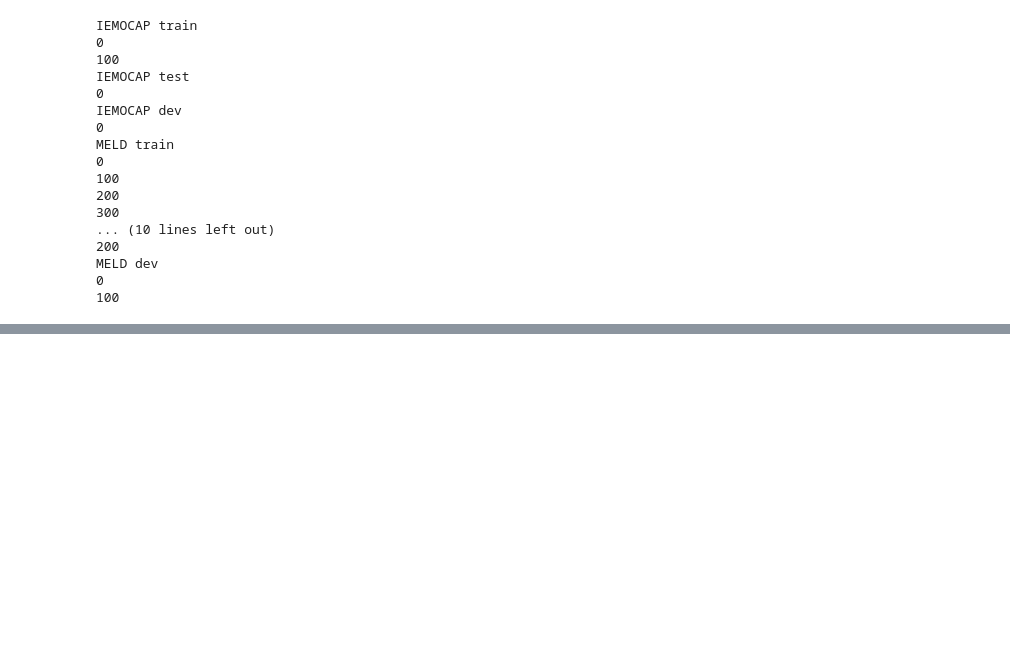
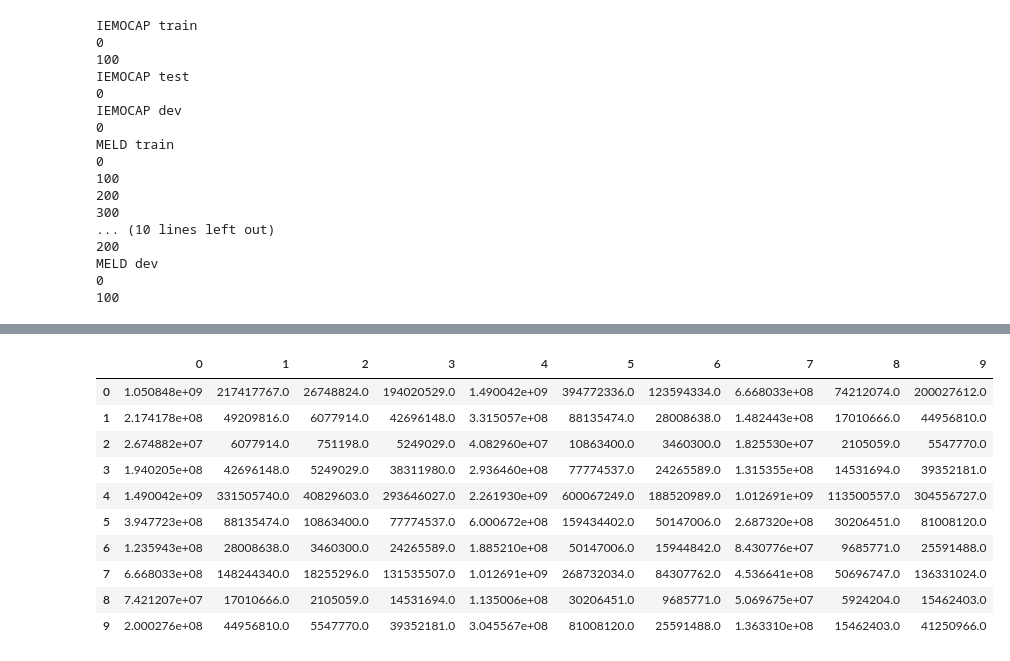
Before and after one commit to kakaeriol/NLP_DS_distance, a Jupyter notebook: 03_My_Graph_Structure.ipynb, the cells around one changed output, grey strips where cells are left out. Cells and saved outputs as stored; diff of their text form; code cells hidden in the pictures; blank space fills up the shorter version.

```diff
--- a/03_My_Graph_Structure.ipynb
+++ b/03_My_Graph_Structure.ipynb
@@ -266,0 +319,6 @@ MELD dev
+# %%
+distance = np.zeros_like(K_[-1])
+K = K_[-1]
+for i in range(distance.shape[0]):
+    for j in range(distance.shape[1]):
+        distance[i, j] = np.sqrt(K[i,i] + K[j,j] - 2*K[i,j])
@@ -266,0 +404,22 @@ MELD dev
+# %%
+rs = pd.read_pickle("data/Graph_DD_topic.pkl")
+# %%
+Graphs_topics = {}
+for i in range(len(rs)):
+    Graphs_topics[i] = rs[i+1]
+# %%
+K_  = WL_General(Graphs_topics, 3, use_label=1)
+# %%
+pd.DataFrame(K_[-1])
+# %% [output]
+|  | 0 | 1 | 2 | 3 | 4 | 5 | 6 | 7 | 8 | 9 |
+| 0 | 1.050848e+09 | 217417767.0 | 26748824.0 | 194020529.0 | 1.490042e+09 | 394772336.0 | 123594334.0 | 6.668033e+08 | 74212074.0 | 200027612.0 |
+| 1 | 2.174178e+08 | 49209816.0 | 6077914.0 | 42696148.0 | 3.315057e+08 | 88135474.0 | 28008638.0 | 1.482443e+08 | 17010666.0 | 44956810.0 |
+| 2 | 2.674882e+07 | 6077914.0 | 751198.0 | 5249029.0 | 4.082960e+07 | 10863400.0 | 3460300.0 | 1.825530e+07 | 2105059.0 | 5547770.0 |
+| 3 | 1.940205e+08 | 42696148.0 | 5249029.0 | 38311980.0 | 2.936460e+08 | 77774537.0 | 24265589.0 | 1.315355e+08 | 14531694.0 | 39352181.0 |
+| 4 | 1.490042e+09 | 331505740.0 | 40829603.0 | 293646027.0 | 2.261930e+09 | 600067249.0 | 188520989.0 | 1.012691e+09 | 113500557.0 | 304556727.0 |
+| 5 | 3.947723e+08 | 88135474.0 | 10863400.0 | 77774537.0 | 6.000672e+08 | 159434402.0 | 50147006.0 | 2.687320e+08 | 30206451.0 | 81008120.0 |
+| 6 | 1.235943e+08 | 28008638.0 | 3460300.0 | 24265589.0 | 1.885210e+08 | 50147006.0 | 15944842.0 | 8.430776e+07 | 9685771.0 | 25591488.0 |
+| 7 | 6.668033e+08 | 148244340.0 | 18255296.0 | 131535507.0 | 1.012691e+09 | 268732034.0 | 84307762.0 | 4.536641e+08 | 50696747.0 | 136331024.0 |
+| 8 | 7.421207e+07 | 17010666.0 | 2105059.0 | 14531694.0 | 1.135006e+08 | 30206451.0 | 9685771.0 | 5.069675e+07 | 5924204.0 | 15462403.0 |
+| 9 | 2.000276e+08 | 44956810.0 | 5547770.0 | 39352181.0 | 3.045567e+08 | 81008120.0 | 25591488.0 | 1.363310e+08 | 15462403.0 | 41250966.0 |
```
Also changed, not shown: parts of 30 cells of this notebook, 3 other files.
